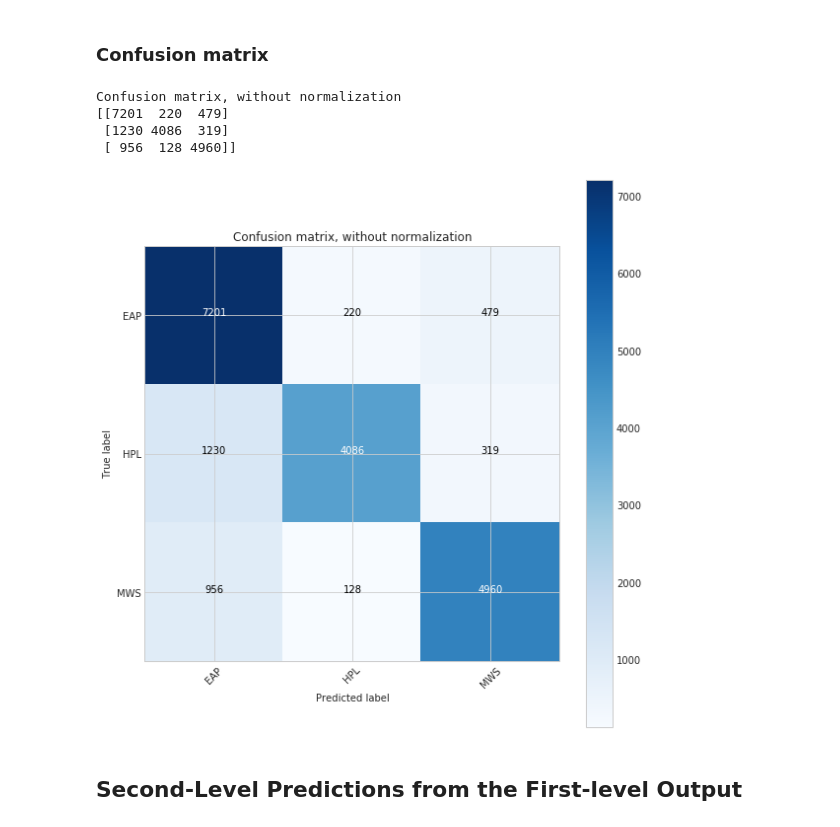
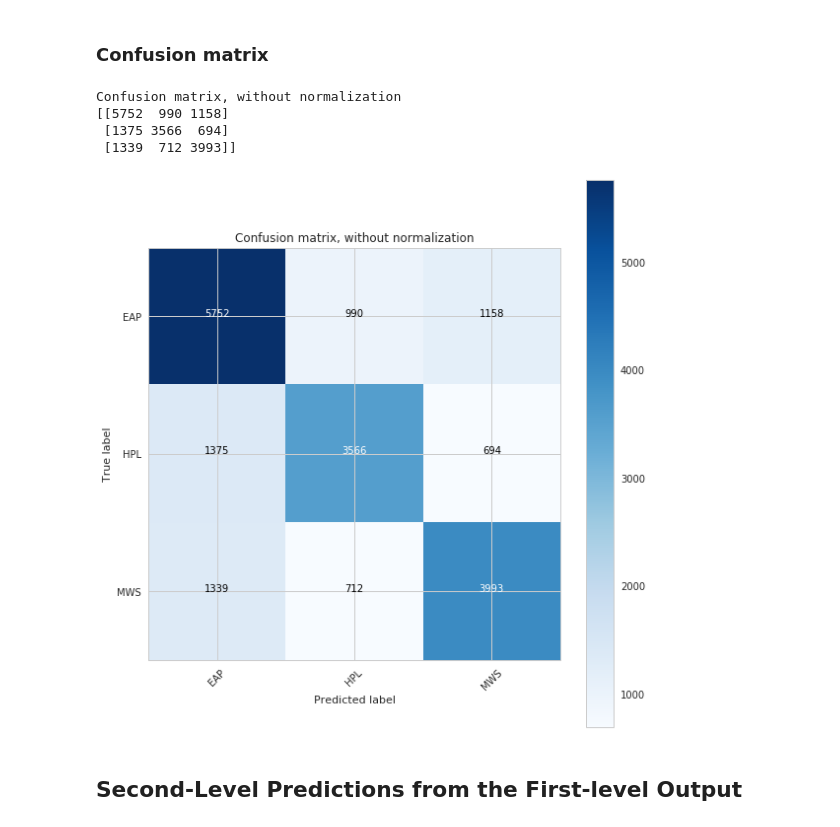
Before and after one commit to GuidoPaul/KaggleCompetitions, a Jupyter notebook: Spooky_Author_Identification/src/main3.ipynb, the cells around one changed output. Cells and saved outputs as stored; diff of their text form; code cells hidden in the pictures.

```diff
--- a/Spooky_Author_Identification/src/main3.ipynb
+++ b/Spooky_Author_Identification/src/main3.ipynb
@@ -794,7 +795,7 @@ def sent2vec(sentence):
     M = []
     for w in text_list:
         try:
-            M.append(model[w])
+            M.append(word2vec[w])
         except:
             continue
     M = np.array(M)
@@ -828,3 +844,0 @@ np.save('../model/sve_test', sve_test)
-# %%
-sve_train = np.load('../model/sve_train.npy')
-sve_test = np.load('../model/sve_test.npy')
@@ -868,18 +880,23 @@ y_train_enc = np_utils.to_categorical(y_train)
 
 xtrain, xvalid, ytrain, yvalid = model_selection.train_test_split(
     train.text.values, y_train_enc, test_size=0.2, random_state=2017)
+xtest = test.text.values
 # %%
+import keras.preprocessing.text
+
 # using keras tokenizer here
-token = text.Tokenizer(num_words=None)
+token = text.Tokenizer()
 max_len = 70
 
-token.fit_on_texts(list(xtrain) + list(xvalid))
+token.fit_on_texts(list(xtrain) + list(xvalid) + list(xtest))
 xtrain_seq = token.texts_to_sequences(xtrain)
 xvalid_seq = token.texts_to_sequences(xvalid)
+xtest_seq = token.texts_to_sequences(xtest)
 
 # zero pad the sequences
 xtrain_pad = sequence.pad_sequences(xtrain_seq, maxlen=max_len)
 xvalid_pad = sequence.pad_sequences(xvalid_seq, maxlen=max_len)
+xtest_pad = sequence.pad_sequences(xtest_seq, maxlen=max_len)
 
 word_index = token.word_index
 # %%
@@ -1277,20 +1378,20 @@ Mean cv score: 0.7615495110092697
 # %% [markdown]
 ### Confusion matrix
 # %%
-cnf_matrix = confusion_matrix(y_train, np.argmax(mnb_oof_tfc_train, axis=1))
+cnf_matrix = confusion_matrix(y_train, np.argmax(lr_oof_sve_train, axis=1))
 
 # Plot non-normalized confusion matrix
 plt.figure(figsize=(8, 8))
 plot_confusion_matrix(
     cnf_matrix,
     classes=['EAP', 'HPL', 'MWS'],
     title='Confusion matrix, without normalization')
 plt.show()
 # %% [output]
 Confusion matrix, without normalization
-[[7201  220  479]
- [1230 4086  319]
- [ 956  128 4960]]
+[[5752  990 1158]
+ [1375 3566  694]
+ [1339  712 3993]]
-[figure, old version]
+[figure, new version]
 # %% [markdown]
 ## Second-Level Predictions from the First-level Output
```
Also changed, not shown: parts of 45 cells of this notebook, 1 other file.
